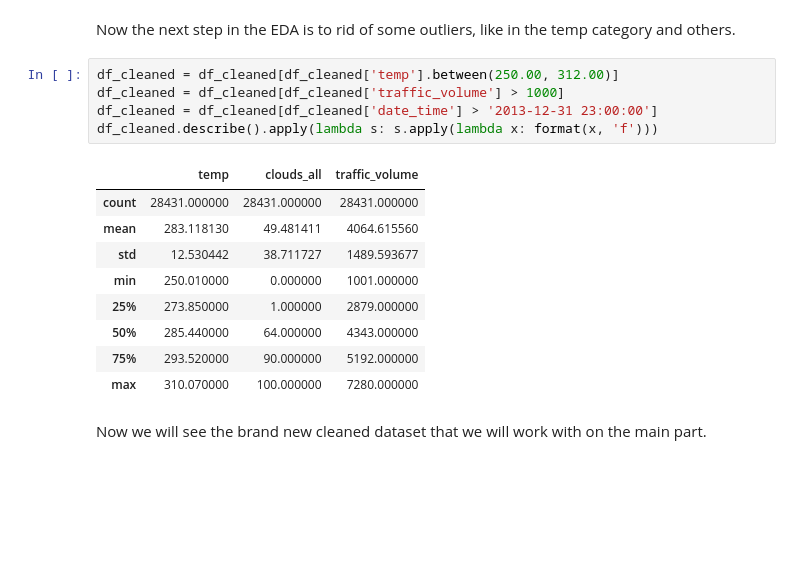
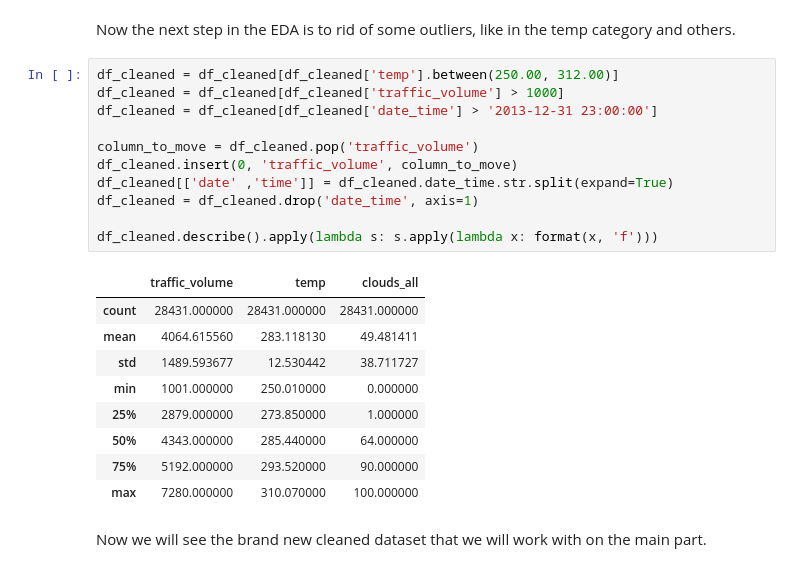
Before and after one commit to Nullfex/CS_105_FinalProject, a Jupyter notebook: CS105 Final Project EDA.ipynb, the cells around one changed output. Saved outputs shown, nothing was run; the diff lists cells and outputs as text; blank space fills up the shorter version.

Commit message:
Added JR method to split time and date

```diff
--- a/CS105 Final Project EDA.ipynb
+++ b/CS105 Final Project EDA.ipynb
@@ -178,18 +178,24 @@ Now the next step in the EDA is to rid of some outliers, like in the temp catego
 # %%
 df_cleaned = df_cleaned[df_cleaned['temp'].between(250.00, 312.00)]
 df_cleaned = df_cleaned[df_cleaned['traffic_volume'] > 1000]
 df_cleaned = df_cleaned[df_cleaned['date_time'] > '2013-12-31 23:00:00']
+
+column_to_move = df_cleaned.pop('traffic_volume')
+df_cleaned.insert(0, 'traffic_volume', column_to_move)
+df_cleaned[['date' ,'time']] = df_cleaned.date_time.str.split(expand=True)
+df_cleaned = df_cleaned.drop('date_time', axis=1)
+
 df_cleaned.describe().apply(lambda s: s.apply(lambda x: format(x, 'f')))
 # %% [output]
-|  | temp | clouds_all | traffic_volume |
+|  | traffic_volume | temp | clouds_all |
 | count | 28431.000000 | 28431.000000 | 28431.000000 |
-| mean | 283.118130 | 49.481411 | 4064.615560 |
-| std | 12.530442 | 38.711727 | 1489.593677 |
-| min | 250.010000 | 0.000000 | 1001.000000 |
-| 25% | 273.850000 | 1.000000 | 2879.000000 |
-| 50% | 285.440000 | 64.000000 | 4343.000000 |
-| 75% | 293.520000 | 90.000000 | 5192.000000 |
-| max | 310.070000 | 100.000000 | 7280.000000 |
+| mean | 4064.615560 | 283.118130 | 49.481411 |
+| std | 1489.593677 | 12.530442 | 38.711727 |
+| min | 1001.000000 | 250.010000 | 0.000000 |
+| 25% | 2879.000000 | 273.850000 | 1.000000 |
+| 50% | 4343.000000 | 285.440000 | 64.000000 |
+| 75% | 5192.000000 | 293.520000 | 90.000000 |
+| max | 7280.000000 | 310.070000 | 100.000000 |
 # %% [markdown]
 Now we will see the brand new cleaned dataset that we will work with on the main part.
 # %%
```
Also changed, not shown: parts of 6 cells of this notebook.
